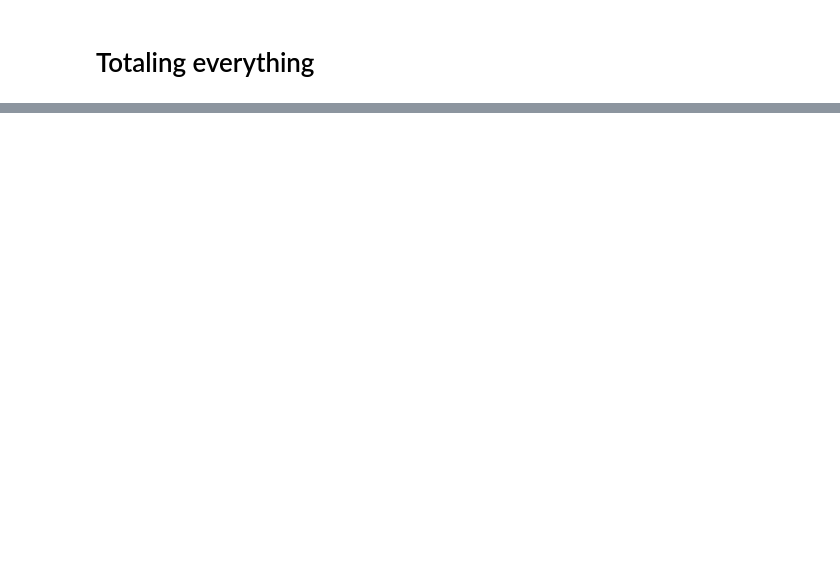
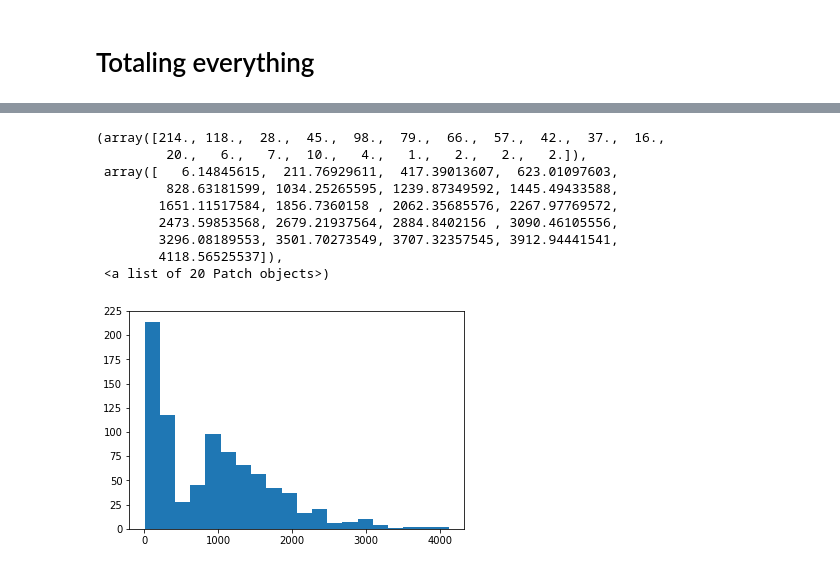
Before and after one commit to SallyPoon/LyftDS, a Jupyter notebook: Lyft DS.ipynb, the cells around one changed output, grey strips where cells are left out. Saved outputs shown, nothing was run; the diff lists cells and outputs as text; code cells hidden in the pictures; blank space fills up the shorter version.

```diff
--- a/Lyft DS.ipynb
+++ b/Lyft DS.ipynb
@@ -226,0 +256,13 @@ plt.show()
+# %%
+plt.hist(combined_date["distance_mi"],bins=20)
+# %% [output]
+(array([214., 118.,  28.,  45.,  98.,  79.,  66.,  57.,  42.,  37.,  16.,
+         20.,   6.,   7.,  10.,   4.,   1.,   2.,   2.,   2.]),
+ array([   6.14845615,  211.76929611,  417.39013607,  623.01097603,
+         828.63181599, 1034.25265595, 1239.87349592, 1445.49433588,
+        1651.11517584, 1856.7360158 , 2062.35685576, 2267.97769572,
+        2473.59853568, 2679.21937564, 2884.8402156 , 3090.46105556,
+        3296.08189553, 3501.70273549, 3707.32357545, 3912.94441541,
+        4118.56525537]),
+ <a list of 20 Patch objects>)
+[figure, added]
```
Also changed, not shown: parts of 33 cells of this notebook, 1 other file.
